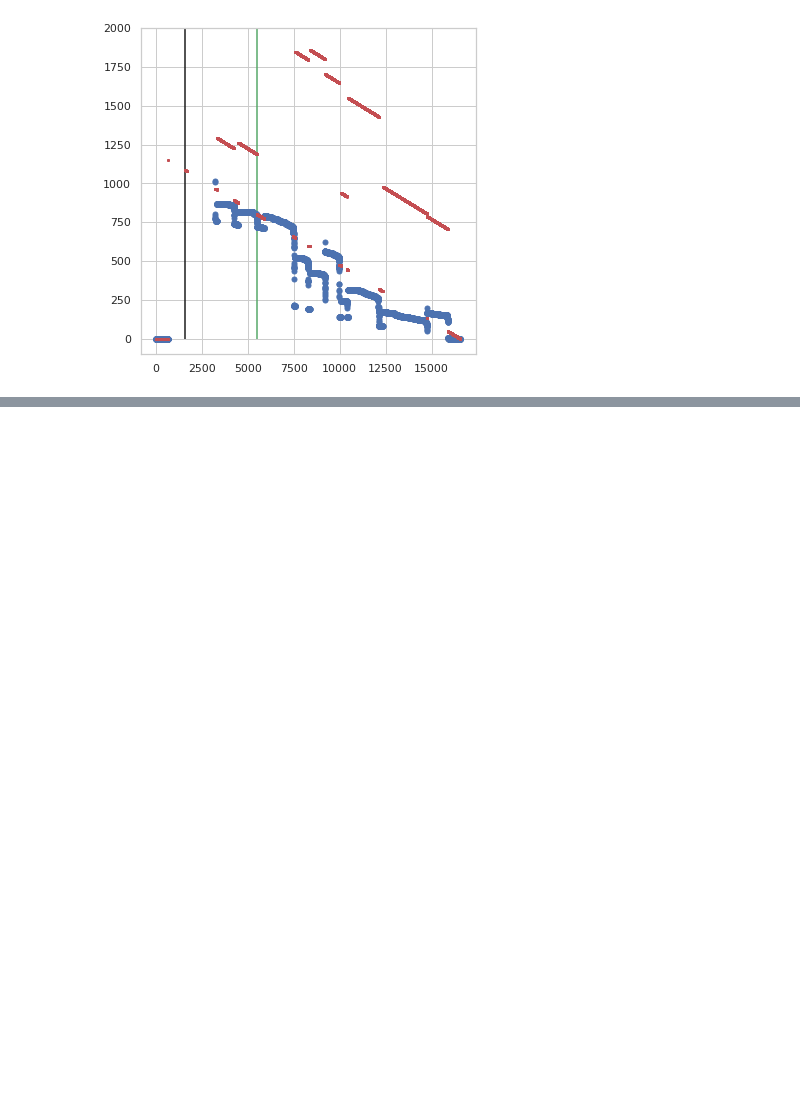
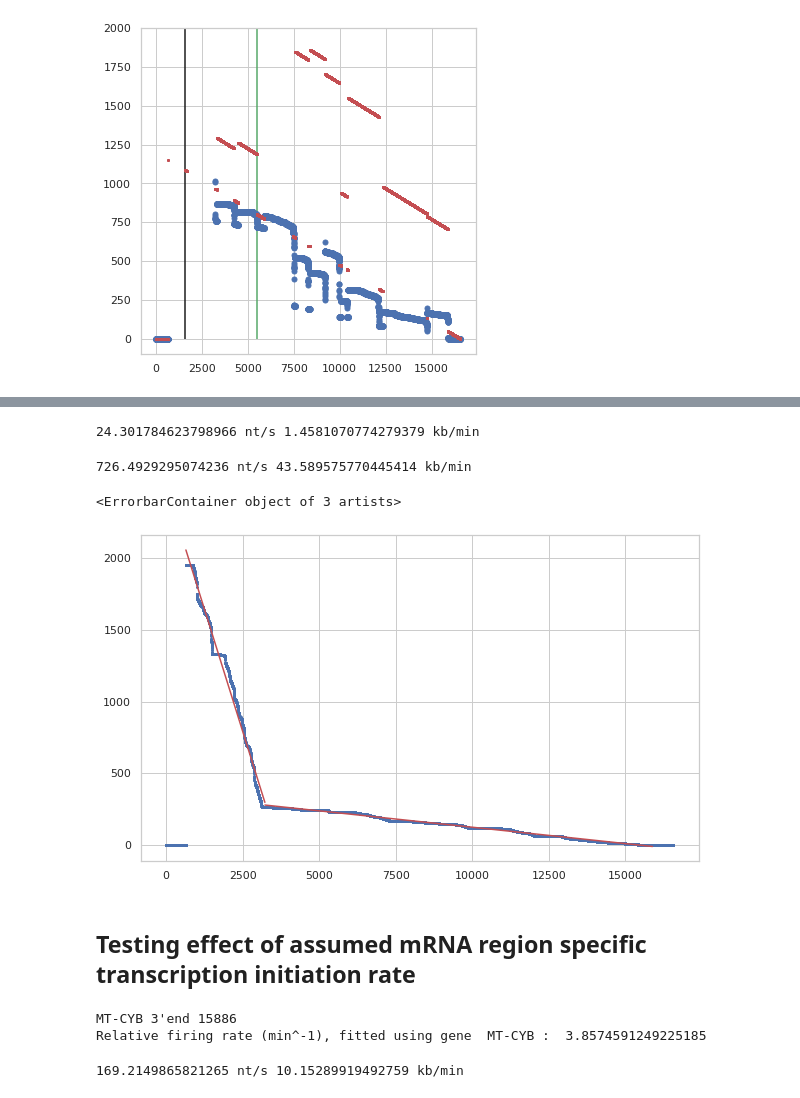
Before and after one commit to churchmanlab/mitoRNA_kinetics, a Jupyter notebook: Nanopore_RNA_model.ipynb, the cells around one changed output, grey strips where cells are left out. Saved outputs shown, nothing was run; the diff lists cells and outputs as text; code cells hidden in the pictures; blank space fills up the shorter version.

Commit message:
elongation rate estimation added

```diff
--- a/Nanopore_RNA_model.ipynb
+++ b/Nanopore_RNA_model.ipynb
@@ -268,0 +315,18 @@ plt.ylim([-100,2000])
+# %%
+fit_start = gtf[gtf['gene_name']=='MT-RNR1']['start'].values[0]
+fit_end = max(gtf[gtf['gene_name']=='MT-RNR2']['end'].values)
+print('RNRs range',fit_start, fit_end)
+gen_loc_rnrs = gen_loc[fit_start:fit_end]
+
+res_rnrs = linregress(gen_loc_rnrs, nrna[fit_start:fit_end])
+print(res_rnrs)
+fit_rnrs = res_rnrs.slope * gen_loc_rnrs + res_rnrs.intercept
+
+fit_start = max(gtf[gtf['gene_name']=='MT-RNR2']['end'].values)
+fit_end = max(gtf[gtf['gene_name'].isin(genes_of_interest)]['end'].values)
+print('mRNAs range',fit_start, fit_end)
+gen_loc_mrna = gen_loc[fit_start:fit_end]
+
+res_mrna = linregress(gen_loc_mrna, nrna[fit_start:fit_end])
+print(res_mrna)
+fit_mrna = res_mrna.slope * gen_loc_mrna + res_mrna.intercept
@@ -268,0 +338,47 @@ plt.ylim([-100,2000])
+# %%
+velo_rnrs = F / abs(res_rnrs.slope) #nt/s
+print(velo_rnrs, 'nt/s', velo_rnrs * 60 / 1000, 'kb/min')
+# %% [output]
+24.301784623798966 nt/s 1.4581070774279379 kb/min
+# %%
+velo_mrna = F / abs(res_mrna.slope) #nt/s
+print(velo_mrna, 'nt/s', velo_mrna * 60 / 1000, 'kb/min')
+# %% [output]
+726.4929295074236 nt/s 43.589575770445414 kb/min
+# %%
+sns.set(style="whitegrid", color_codes=True,font_scale=1)
+f, ax = plt.subplots(figsize=(10, 6))
+
+ax.errorbar(x=gen_loc, y=nrna,
+            fmt='o', ms=2,color='b')
+
+ax.errorbar(x=gen_loc_rnrs, y=fit_rnrs,
+            fmt='-', ms=1,color='r')
+
+ax.errorbar(x=gen_loc_mrna, y=fit_mrna,
+            fmt='-', ms=1,color='r')
+# %% [output]
+<ErrorbarContainer object of 3 artists>
+[figure, added]
+# %% [markdown]
+## Testing effect of assumed mRNA region specific transcription initiation rate
+# %%
+#Firing rate F not known in absolute terms, use MT-CYB to estimate from
+#observed Nanopore + degradation rate
+rep = 'average' #'rep1_50uM'#
+g = 'MT-CYB'#
+
+end = gtf[gtf['gene_name']==g]['end'].values[0]
+print(g,'3\'end', end)
+
+F_mrna = rna[(end-window_3p)] * deg_rate[deg_rate['symbol']==g][rep].values[0]
+print('Relative firing rate (min^-1), fitted using gene ',g, ': ',F_mrna)
+#wil be used to scale model to observed RNA which are all relative values.
+# %% [output]
+MT-CYB 3'end 15886
+Relative firing rate (min^-1), fitted using gene  MT-CYB :  3.8574591249225185
+# %%
+velo_mrna = F_mrna / abs(res_mrna.slope) #nt/s
+print(velo_mrna, 'nt/s', velo_mrna * 60 / 1000, 'kb/min')
+# %% [output]
+169.2149865821265 nt/s 10.15289919492759 kb/min
```
Also changed, not shown: parts of 5 cells of this notebook.
